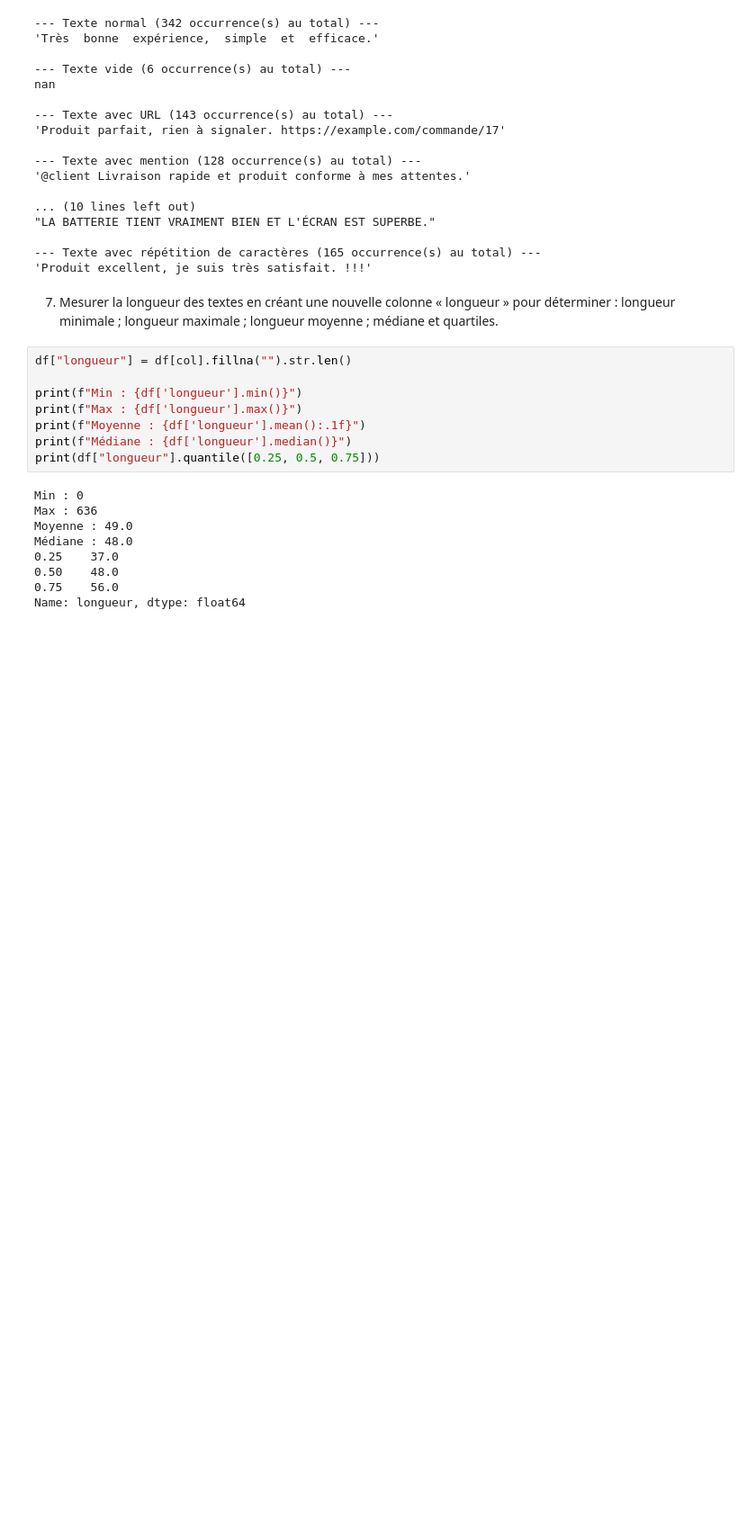
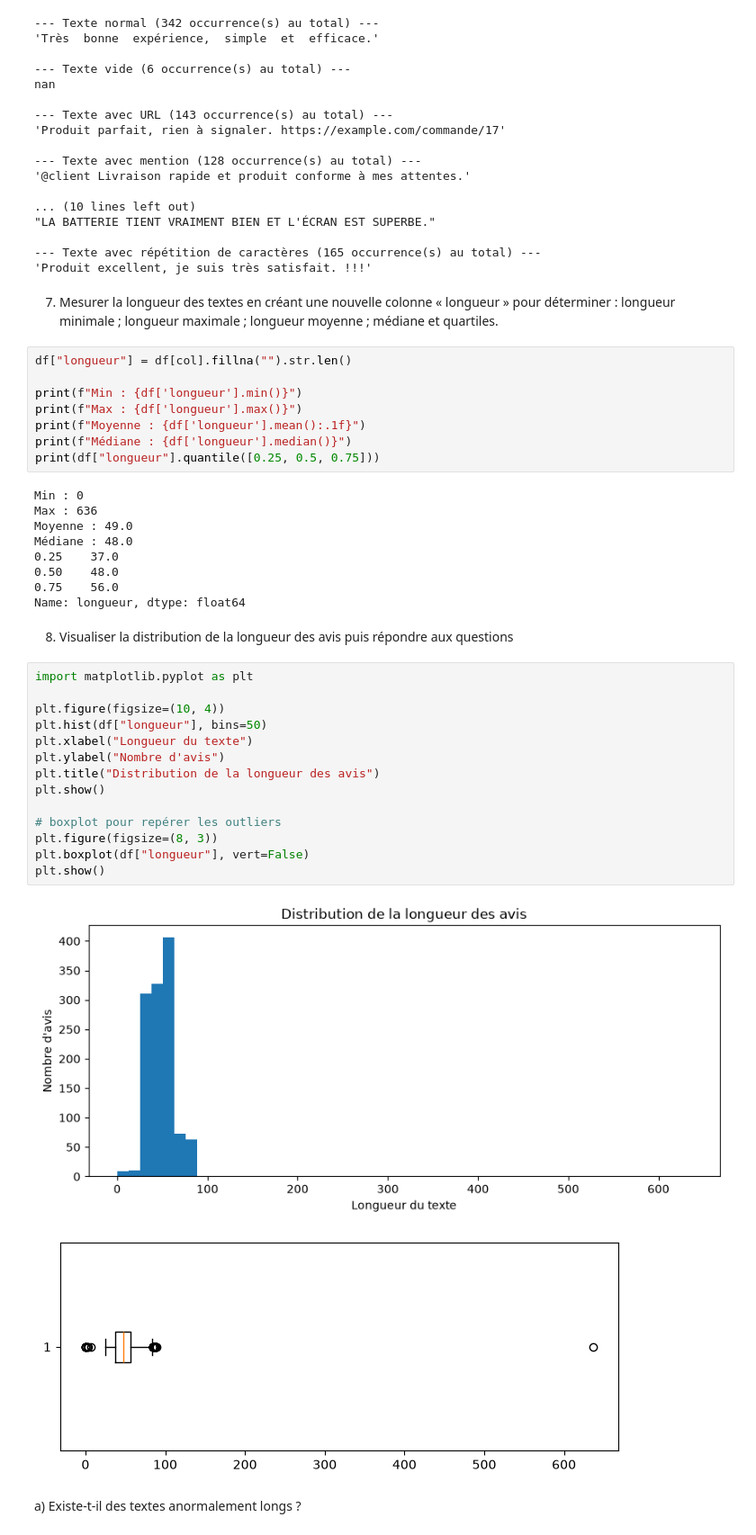
Before and after one commit to rokhayacoumbadiouf-bit/Atelier_Preparation_Donnees_Textuelles, a Jupyter notebook: atelier_prepa_donnees_textuelles/notebooks/atelier_prepa_donnees_textuelles.ipynb, the cells around one changed output. Shown at 90% size. Saved outputs shown, nothing was run; the diff lists cells and outputs as text; blank space fills up the shorter version.

Commit message:
exploration du corpus - Visualisation

```diff
--- a/atelier_prepa_donnees_textuelles/notebooks/atelier_prepa_donnees_textuelles.ipynb
+++ b/atelier_prepa_donnees_textuelles/notebooks/atelier_prepa_donnees_textuelles.ipynb
@@ -168,3 +168,24 @@ Médiane : 48.0
 0.50    48.0
 0.75    56.0
 Name: longueur, dtype: float64
+# %% [markdown]
+8) Visualiser la distribution de la longueur des avis puis répondre aux questions
+# %%
+import matplotlib.pyplot as plt
+
+plt.figure(figsize=(10, 4))
+plt.hist(df["longueur"], bins=50)
+plt.xlabel("Longueur du texte")
+plt.ylabel("Nombre d'avis")
+plt.title("Distribution de la longueur des avis")
+plt.show()
+
+# boxplot pour repérer les outliers
+plt.figure(figsize=(8, 3))
+plt.boxplot(df["longueur"], vert=False)
+plt.show()
+# %% [output]
+[figure, added]
+[figure, added]
+# %% [markdown]
+a) Existe-t-il des textes anormalement longs ?
```
Also changed, not shown: parts of 3 cells of this notebook.
